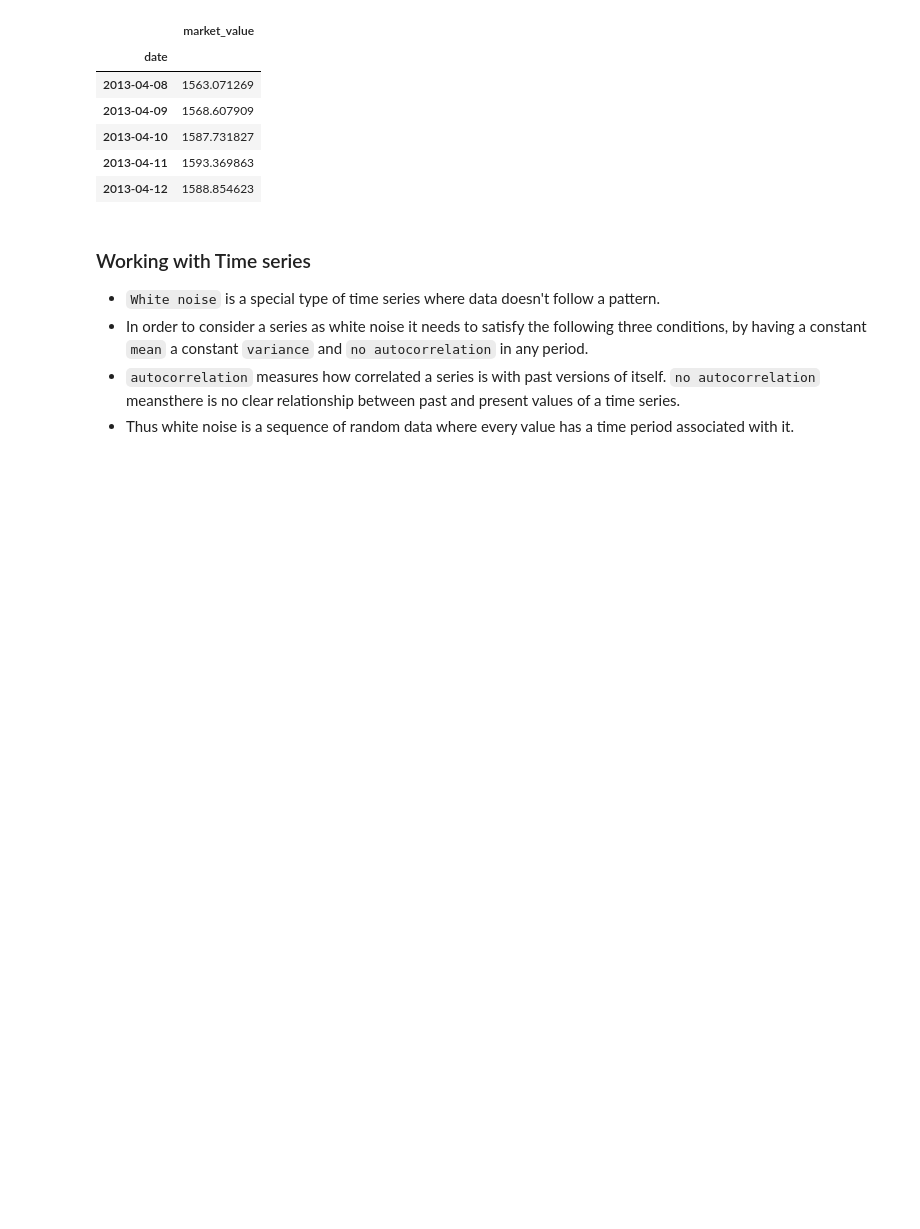
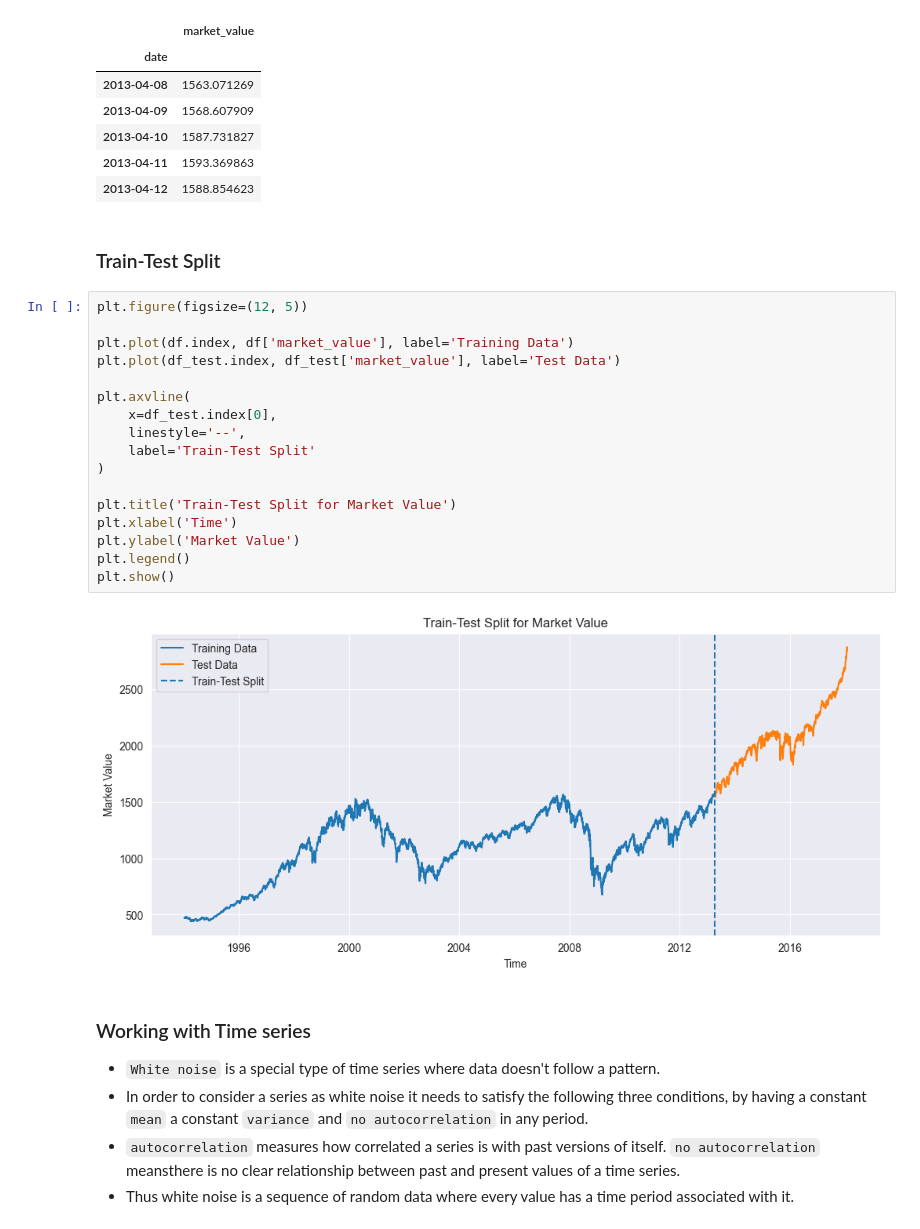
Before and after one commit to bonareri/data-science-class, a Jupyter notebook: 07-Deep_Learning/08.01 Time Series Fundermentals.ipynb, the cells around one changed output. Saved outputs shown, nothing was run; the diff lists cells and outputs as text; blank space fills up the shorter version.

```diff
--- a/07-Deep_Learning/08.01 Time Series Fundermentals.ipynb
+++ b/07-Deep_Learning/08.01 Time Series Fundermentals.ipynb
@@ -626,6 +632,27 @@ df_test.head()
 | 2013-04-10 | 1587.731827 |
 | 2013-04-11 | 1593.369863 |
 | 2013-04-12 | 1588.854623 |
+# %% [markdown]
+### Train-Test Split
+# %%
+plt.figure(figsize=(12, 5))
+
+plt.plot(df.index, df['market_value'], label='Training Data')
+plt.plot(df_test.index, df_test['market_value'], label='Test Data')
+
+plt.axvline(
+    x=df_test.index[0],
+    linestyle='--',
+    label='Train-Test Split'
+)
+
+plt.title('Train-Test Split for Market Value')
+plt.xlabel('Time')
+plt.ylabel('Market Value')
+plt.legend()
+plt.show()
+# %% [output]
+[figure, added]
 # %% [markdown]
 ### Working with Time series
 
```
Also changed, not shown: parts of 100 cells of this notebook, 59 other files.
